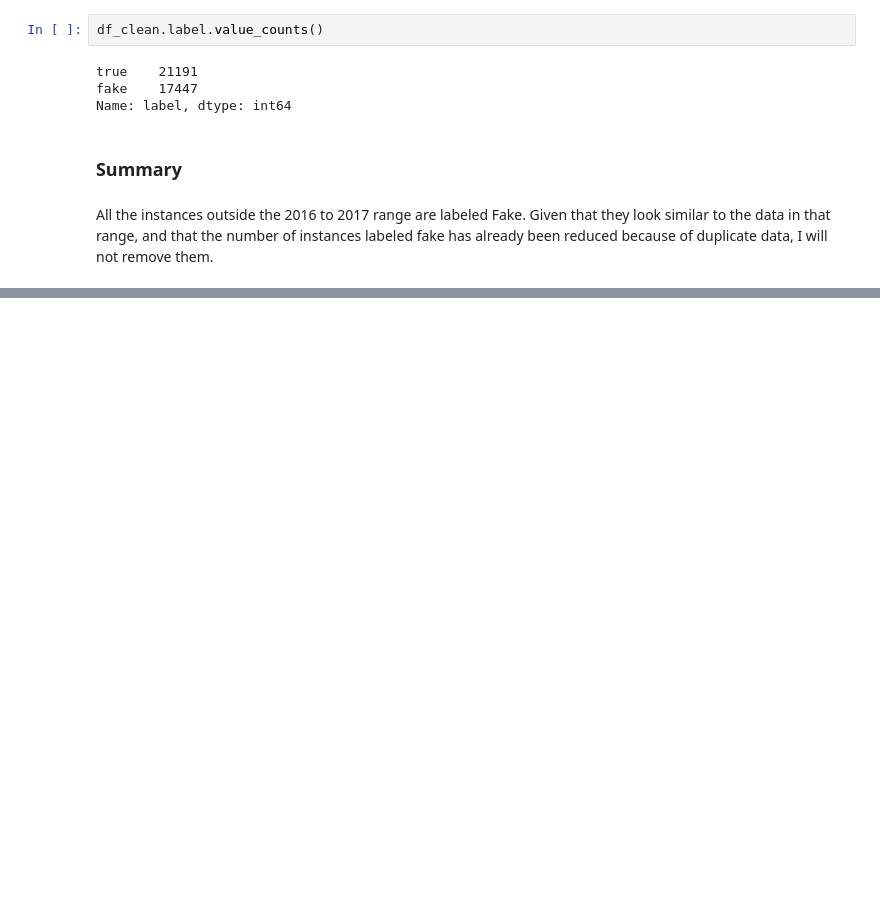
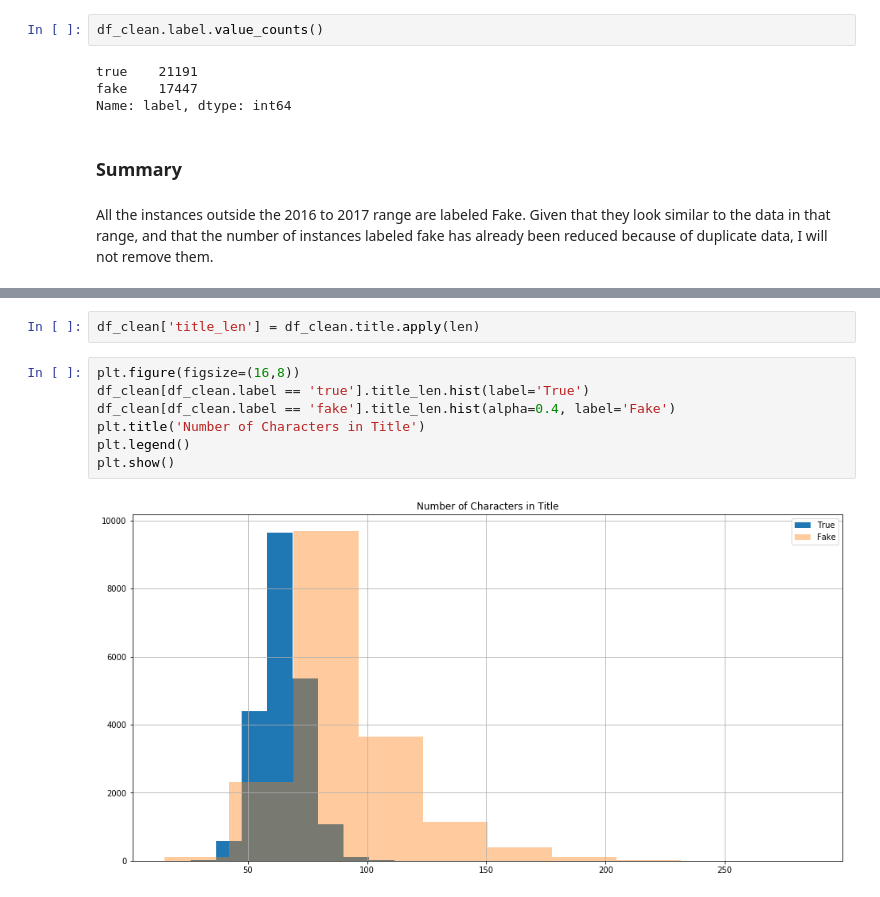
Before and after one commit to merb92/fake-news-classification, a Jupyter notebook: notebooks/eda.ipynb, the cells around one changed output, grey strips where cells are left out. Cells and saved outputs as stored; diff of their text form; blank space fills up the shorter version.

```diff
--- a/notebooks/eda.ipynb
+++ b/notebooks/eda.ipynb
@@ -473,0 +511,11 @@ All the instances outside the 2016 to 2017 range are labeled Fake.  Given that t
+# %%
+df_clean['title_len'] = df_clean.title.apply(len)
+# %%
+plt.figure(figsize=(16,8))
+df_clean[df_clean.label == 'true'].title_len.hist(label='True')
+df_clean[df_clean.label == 'fake'].title_len.hist(alpha=0.4, label='Fake')
+plt.title('Number of Characters in Title')
+plt.legend()
+plt.show()
+# %% [output]
+[figure, added]
```
Also changed, not shown: parts of 50 cells of this notebook.
